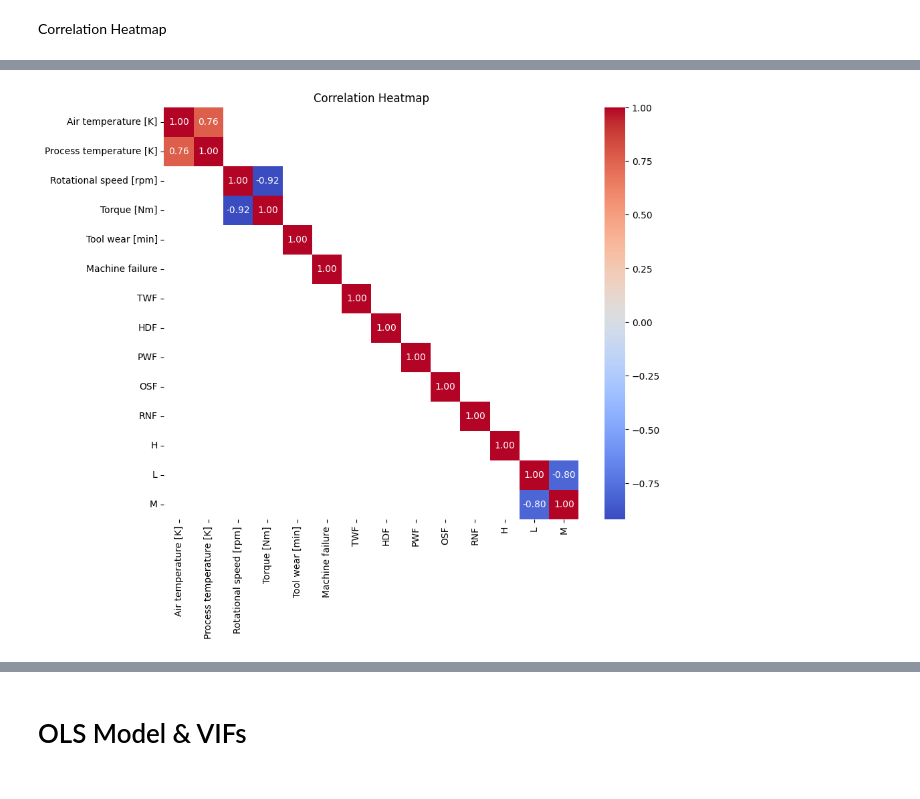
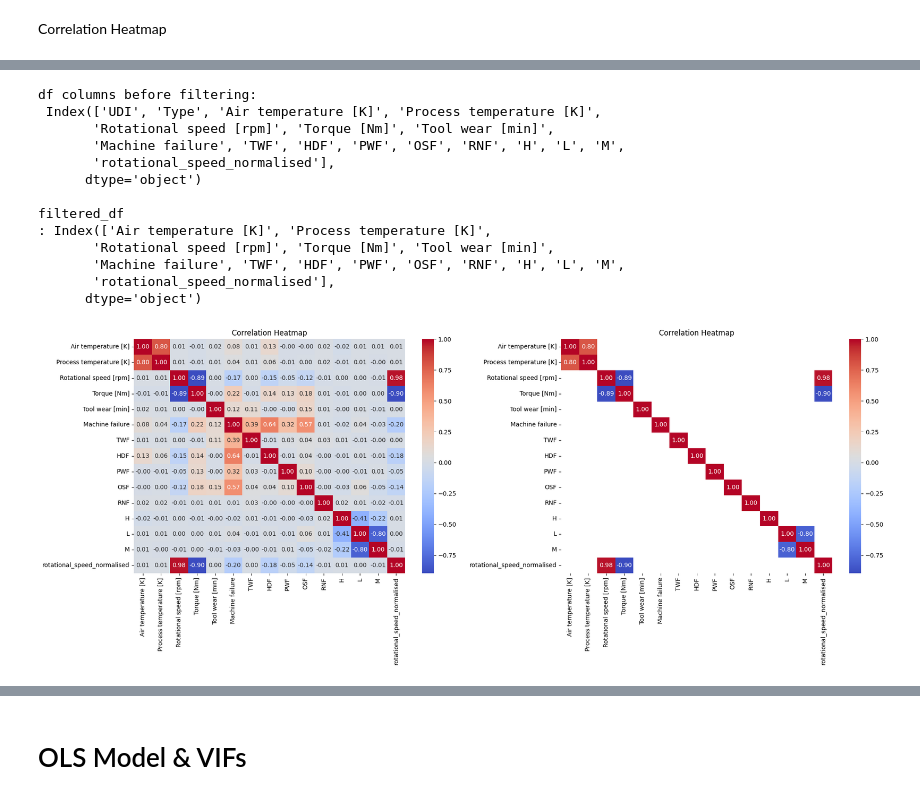
Before and after one commit to ManishKhurmi/exploratory-data-analysis---the-manufacturing-process768, a Jupyter notebook: Milestone_3 refactoring v2.ipynb, the cells around one changed output, grey strips where cells are left out. Saved outputs shown, nothing was run; the diff lists cells and outputs as text; code cells hidden in the pictures.

```diff
--- a/Milestone_3 refactoring v2.ipynb
+++ b/Milestone_3 refactoring v2.ipynb
@@ -2015,6 +1264,36 @@ filtered_df
-# %%
-plott = Plotter(filtered_df)
-plott.correlation_heatmap(threshold=0.75, figsize=(10,8))
-# %% [output]
-[figure, removed]
+# %%
+failure_data_step_4_treating_outliers = pd.read_csv('failure_data_step_4_treating_outliers.csv')
+dt = DataTransform(failure_data_step_4_treating_outliers)
+filtered_df = dt.drop_column(vars=['UDI', 'Type'])
+#telep
+# Initialize the Plotter with DataFrame
+plott = Plotter(filtered_df)
+
+# Create subplots
+fig, axes = plt.subplots(1, 2, figsize=(20, 8))
+
+# Plot the first heatmap on the left subplot (no threshold)
+plott.correlation_heatmap(figsize=(10, 8), ax=axes[0])
+
+# Plot the second heatmap with a threshold on the right subplot
+plott.correlation_heatmap(threshold=0.75, figsize=(10, 8), ax=axes[1])
+
+# Adjust layout and show the plots
+plt.tight_layout()
+plt.show()
+# %% [output]
+df columns before filtering:
+ Index(['UDI', 'Type', 'Air temperature [K]', 'Process temperature [K]',
+       'Rotational speed [rpm]', 'Torque [Nm]', 'Tool wear [min]',
+       'Machine failure', 'TWF', 'HDF', 'PWF', 'OSF', 'RNF', 'H', 'L', 'M',
+       'rotational_speed_normalised'],
+      dtype='object')
+
+filtered_df
+: Index(['Air temperature [K]', 'Process temperature [K]',
+       'Rotational speed [rpm]', 'Torque [Nm]', 'Tool wear [min]',
+       'Machine failure', 'TWF', 'HDF', 'PWF', 'OSF', 'RNF', 'H', 'L', 'M',
+       'rotational_speed_normalised'],
+      dtype='object')
+[figure, added]
 # %%
```
Also changed, not shown: parts of 36 cells of this notebook, 3 other files.
